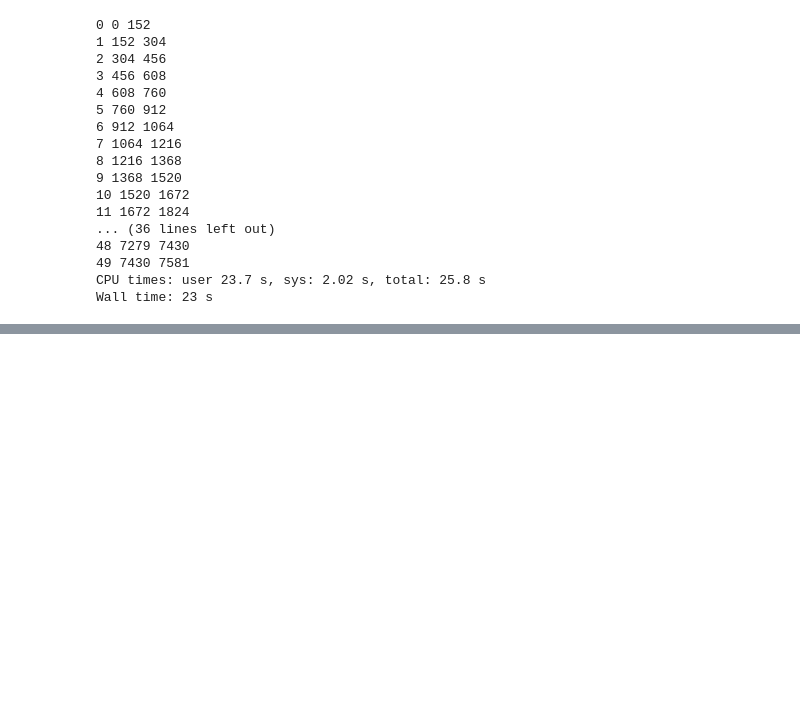
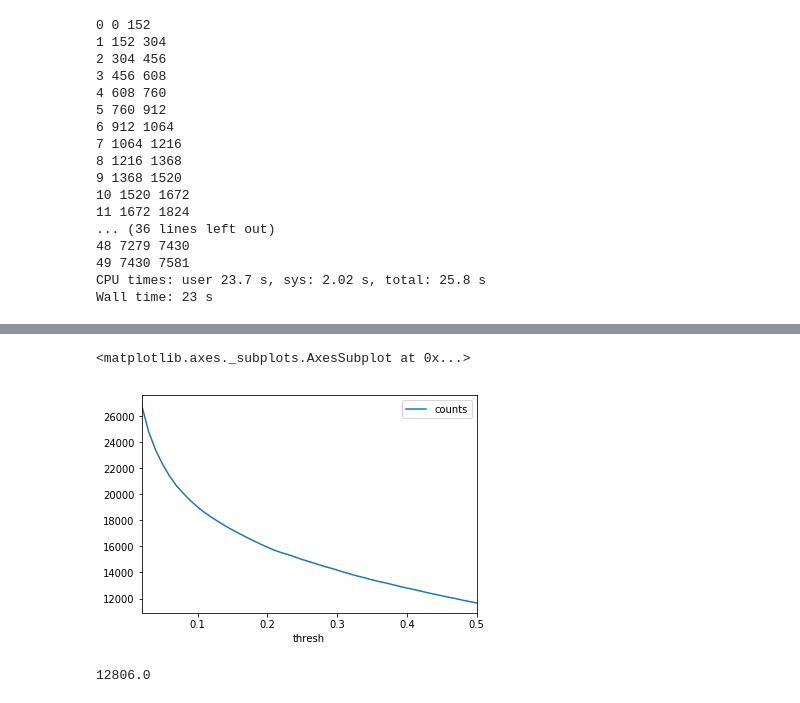
Before and after one commit to avsolatorio/data-science-challenge-growing-instability-05-13-2017, a Jupyter notebook: src/Basic LSTM.ipynb, the cells around one changed output, grey strips where cells are left out. Saved outputs shown, nothing was run; the diff lists cells and outputs as text; code cells hidden in the pictures; blank space fills up the shorter version.

```diff
--- a/src/Basic LSTM.ipynb
+++ b/src/Basic LSTM.ipynb
@@ -575,3 +607,12 @@ test_sub_df.sum(axis=0).sum()
+# %%
+pos_count[pos_count.thresh > 0.01].plot(x='thresh', y='counts')
+# %% [output]
+<matplotlib.axes._subplots.AxesSubplot at 0x...>
+[figure, added]
+# %%
+a
+# %% [output]
+12806.0
 # %%
 hist.history['loss'][-1]
 # %% [output]
```
Also changed, not shown: parts of 16 cells of this notebook.
